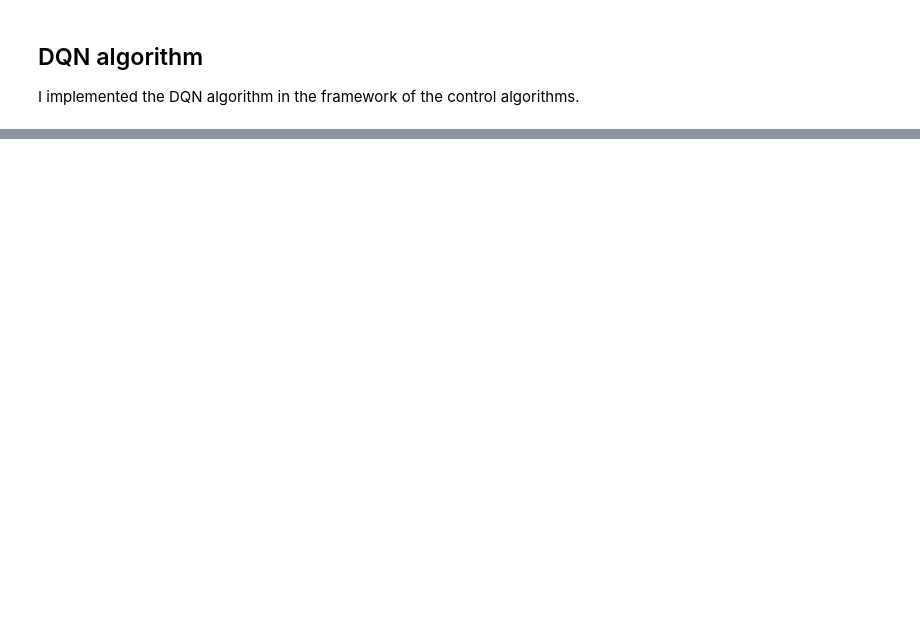
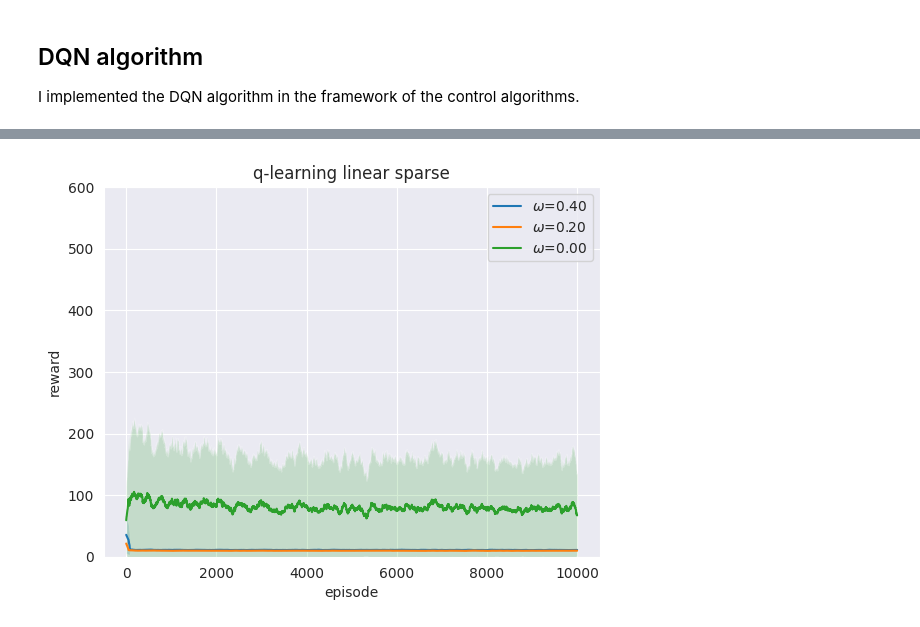
Before and after one commit to ilan-theodoro/basic-reinforcement-learning-framework, a Jupyter notebook: notebooks/experiments.ipynb, the cells around one changed output, grey strips where cells are left out. Cells and saved outputs as stored; diff of their text form; code cells hidden in the pictures; blank space fills up the shorter version.

```diff
--- a/notebooks/experiments.ipynb
+++ b/notebooks/experiments.ipynb
@@ -1368,10 +1363,0 @@ def experiment_generator_grid_search() -> SimpleNamespace:
-# %%
-from multiprocessing import Pool
-
-experiments = list(experiment_generator_grid_search())
-results = []
-
-with Pool(n_cpu) as p:
-    for exit_code, config, eps_rewards in tqdm(p.imap_unordered(run, experiments), total=len(experiments)):
-        if exit_code == ExperimentExitCode.SUCCESS:
-            results.append((config, eps_rewards))
@@ -1396,0 +1582,5 @@ KeyboardInterrupt:
+# %%
+import pickle
+
+with open("results.pkl", "rb") as f:
+    results = pickle.load(f)
@@ -1396,0 +1650,70 @@ KeyboardInterrupt:
+# %%
+import matplotlib.pyplot as plt
+
+def smooth(y, box_pts):
+    box = np.ones(box_pts)/box_pts
+    # add padding to the signal
+    y = np.pad(y, (box_pts//2, box_pts-1-box_pts//2), mode='edge')
+    y_smooth = np.convolve(y, box, mode='valid')
+    return y_smooth
+
+configs = []
+
+# get the row of maximum rewards of different methods
+for method in ["q-learning", "monte-carlo", "sarsa-lambda",  "dqn"]:
+    functions = ["linear", "tabular"] if method != "dqn" else ["dqn"]
+    for reward_mode in ["sparse", "default"]:
+            for function in functions:
+
+                # get the best value
+                best_val = df[(df["method"] == method)
+                              & (df["function"] == function)
+                              & (df["reward_mode"] == reward_mode)].sort_values(by=["lower_cfd"], ascending=False).iloc[0]
+
+                m_ = np.array(best_val["mean_curve"][-100:]).mean()
+                s_ = np.array(best_val["std_curve"][-100:]).mean()
+                print(f"Reward: {m_} ± {s_}")
+                print("Scale of discretization: ", best_val["discrete_scale"])
+                if method != "dqn":
+                    print("N0 for the epsilon-greedy: ", best_val["n0"])
+                if method == "sarsa-lambda":
+                    print("Lambda factor: ", best_val["lambda_factor"])
+                print("Gamma: ", best_val["gamma"])
+
+
+                # get the other executions with different stochasticity factor
+                other_val = df[(df["method"] == method)
+                              & (df["function"] == function)
+                              & (df["reward_mode"] == reward_mode)
+                              & (df["lambda_factor"] == best_val["lambda_factor"])
+                              & (df["gamma"] == best_val["gamma"])
+                                 & (df["n0"] == best_val["n0"])
+                                 & (df["discrete_scale"] == best_val["discrete_scale"])].sort_values(by=["lower_cfd"], ascending=False)
+
+                # iterate through other values
+                for i in range(0, len(other_val)):
+                    mean = other_val.iloc[i]["mean_curve"]
+                    std = other_val.iloc[i]["std_curve"]
+                    stochasticity_factor = other_val.iloc[i]["stochasticity_factor"]
+                    print("Difference between the lower bound from the confidence interval: ", other_val.iloc[i]["lower_cfd"] - best_val["lower_cfd"])
+
+                    window = 100
+                    mean = smooth(mean, window)
+                    std = smooth(std, window)
+
+                    ci = 1.96 * std / np.sqrt(3)
+
+                    if reward_mode == "sparse":
+                        plt.plot(mean, label=f"$\omega$={stochasticity_factor:.2f}")
+                        plt.fill_between(range(len(mean)), mean-ci, mean+ci, alpha=0.2)
+                    else:
+                        plt.plot(mean, label=f"$\omega$={stochasticity_factor:.2f}")
+                        plt.fill_between(range(len(mean)), mean-ci, mean+ci, alpha=0.2)
+
+                plt.legend()
+                plt.title(f"{method} {function} {reward_mode}")
+                plt.xlabel("episode")
+                plt.ylabel("reward")
+                plt.ylim(0, 600)
+                plt.show()
+# %% [output]
@@ -1396,0 +1727 @@ KeyboardInterrupt:
+[figure, added]
```
Also changed, not shown: parts of 30 cells of this notebook, 5 other files.
